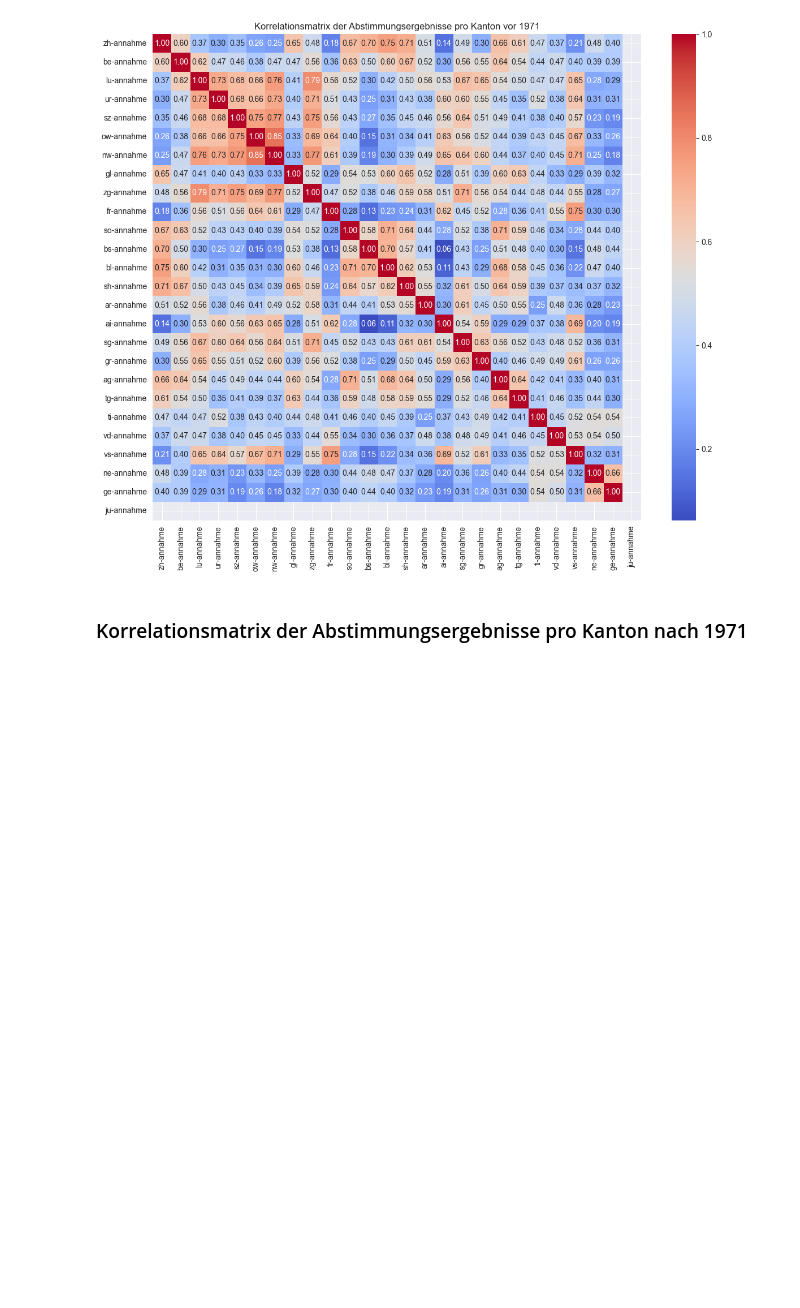
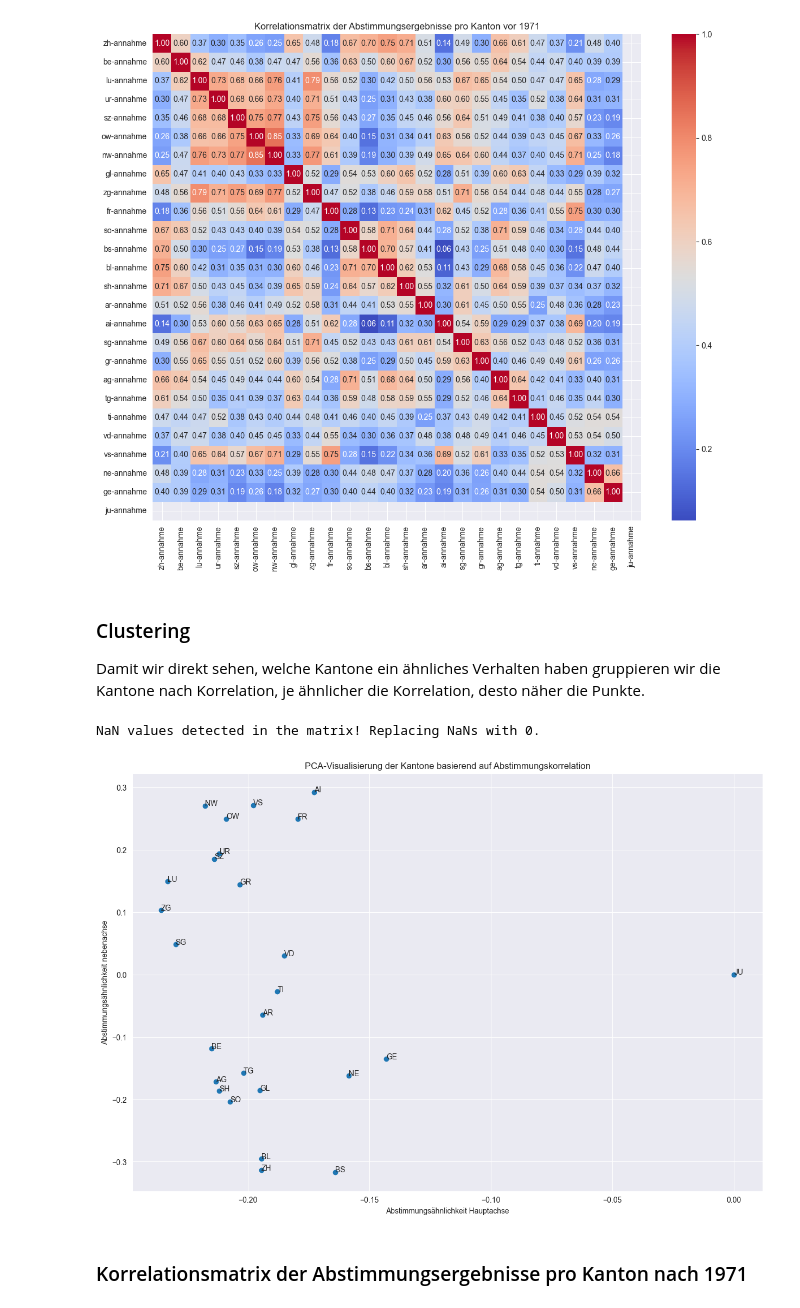
Before and after one commit to Roberto-info/CDA2-Demokratie-Challange, a Jupyter notebook: allgemeine_analyse.ipynb, the cells around one changed output. Saved outputs shown, nothing was run; the diff lists cells and outputs as text; code cells hidden in the pictures; blank space fills up the shorter version.

Commit message:
added clustering

```diff
--- a/allgemeine_analyse.ipynb
+++ b/allgemeine_analyse.ipynb
@@ -142,6 +142,38 @@ plt.tight_layout()
 plt.show()
 # %% [output]
 [figure]
+# %% [markdown]
+### Clustering
+Damit wir direkt sehen, welche Kantone ein ähnliches Verhalten haben gruppieren wir die Kantone nach Korrelation,
+je ähnlicher die Korrelation, desto näher die Punkte.
+# %%
+corr_matrix = df_without_women.corr()
+
+if corr_matrix.isna().sum().sum() > 0:
+    print("NaN values detected in the matrix! Replacing NaNs with 0.")
+    corr_matrix = corr_matrix.fillna(0)  # Replace NaNs with 0 to avoid errors
+
+
+# Perform PCA using numpy (Eigen decomposition)
+eigenvalues, eigenvectors = np.linalg.eig(corr_matrix)
+pca_coords = eigenvectors[:, :2]
+
+# Scatterplot of cantons based on their correlation similarity
+plt.figure(figsize=(15, 10))
+plt.scatter(pca_coords[:, 0], pca_coords[:, 1])
+
+# Annotate points with canton names
+for i, canton in enumerate(corr_matrix.index):
+    plt.annotate(canton.upper().replace("-ANNAHME", ""), (pca_coords[i, 0], pca_coords[i, 1]), fontsize=10)
+
+plt.title("PCA-Visualisierung der Kantone basierend auf Abstimmungskorrelation")
+plt.xlabel("Abstimmungsähnlichkeit Hauptachse")
+plt.ylabel("Abstimmungsähnlichkeit nebenachse")
+plt.grid(True)
+plt.show()
+# %% [output]
+NaN values detected in the matrix! Replacing NaNs with 0.
+[figure, added]
 # %% [markdown]
 ### Korrelationsmatrix der Abstimmungsergebnisse pro Kanton nach 1971
 # %%
```
Also changed, not shown: parts of 2 cells of this notebook.
